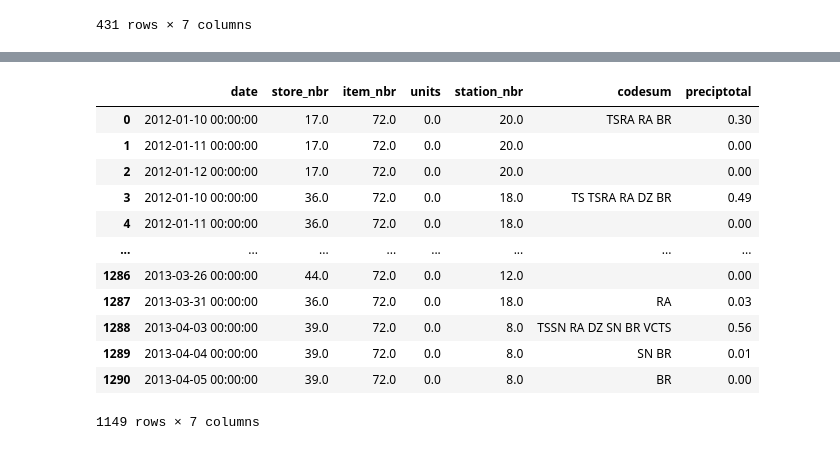
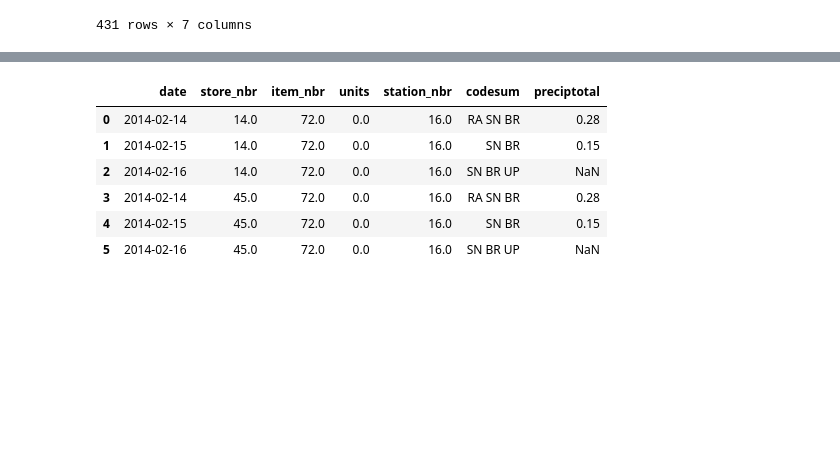
Before and after one commit to andy192001/Kaggle, a Jupyter notebook: Group_analysis.ipynb, the cells around one changed output, grey strips where cells are left out. Cells and saved outputs as stored; diff of their text form; code cells hidden in the pictures; blank space fills up the shorter version.

```diff
--- a/Group_analysis.ipynb
+++ b/Group_analysis.ipynb
@@ -79,11 +112,13 @@ dtypes: int64(1), object(1)
 memory usage: 8.0+ MB
 # %%
 #завантаження даних з файлу
-train_data=pd.read_csv('train.csv')
+train_data_full=pd.read_csv('train.csv')
 # Вирахування кількості рядків для тестового набору даних (30%)
-train_size = int(0.3 * len(train_data))
+train_size = int(0.3 * len(train_data_full))
 # Видалення останніх 30% даних з оригінального набору даних
-train_data = train_data.head(len(train_data) - train_size)
+# dataframe.head(N) - повернути N перших записів. У даному випадку перших 70%.
+# Результат використовуються як аргумент для створення класу DataFrame, тому що без цієї дії на подальших етапах виникає помилка
+train_data = pd.DataFrame(train_data_full.head(len(train_data_full) - train_size))
 train_data
 # %% [output]
 |  | date | store_nbr | item_nbr | units |
@@ -116,10 +151,8 @@ dtypes: int64(3), object(1)
 memory usage: 98.6+ MB
 # %%
 # Відокремлення останніх 30% даних у зміну test_df
-test_data=train_data.tail(train_size)
+# dataframe.tail(N) - повернути N останніх записів датафрейму
+# Результат використовуються як аргумент для створення класу DataFrame, тому що без цієї дії на подальших етапах виникає помилка
+test_data=pd.DataFrame(train_data_full.tail(train_size))
 # Завантаження даних в файл
 test_data.to_csv('test.csv', index=False)
-# %%
-#завантаження даних з файлу
-test_data=pd.read_csv('test.csv')
-test_data
@@ -485,24 +589,18 @@ for i in range(len(test_poor_weather)):
 # %%
 # видаляєм однакові дані
 train_existing_df = train_existing_df.drop_duplicates()
 
 test_existing_df = test_existing_df.drop_duplicates()
 
-train_existing_df
+test_existing_df
 # %% [output]
 |  | date | store_nbr | item_nbr | units | station_nbr | codesum | preciptotal |
-| 0 | 2012-01-10 00:00:00 | 17.0 | 72.0 | 0.0 | 20.0 | TSRA RA BR | 0.30 |
-| 1 | 2012-01-11 00:00:00 | 17.0 | 72.0 | 0.0 | 20.0 |  | 0.00 |
-| 2 | 2012-01-12 00:00:00 | 17.0 | 72.0 | 0.0 | 20.0 |  | 0.00 |
-| 3 | 2012-01-10 00:00:00 | 36.0 | 72.0 | 0.0 | 18.0 | TS TSRA RA DZ BR | 0.49 |
-| 4 | 2012-01-11 00:00:00 | 36.0 | 72.0 | 0.0 | 18.0 |  | 0.00 |
-| ... | ... | ... | ... | ... | ... | ... | ... |
-| 1286 | 2013-03-26 00:00:00 | 44.0 | 72.0 | 0.0 | 12.0 |  | 0.00 |
-| 1287 | 2013-03-31 00:00:00 | 36.0 | 72.0 | 0.0 | 18.0 | RA | 0.03 |
-| 1288 | 2013-04-03 00:00:00 | 39.0 | 72.0 | 0.0 | 8.0 | TSSN RA DZ SN BR VCTS | 0.56 |
-| 1289 | 2013-04-04 00:00:00 | 39.0 | 72.0 | 0.0 | 8.0 | SN BR | 0.01 |
-| 1290 | 2013-04-05 00:00:00 | 39.0 | 72.0 | 0.0 | 8.0 | BR | 0.00 |
+| 0 | 2014-02-14 | 14.0 | 72.0 | 0.0 | 16.0 | RA SN BR | 0.28 |
+| 1 | 2014-02-15 | 14.0 | 72.0 | 0.0 | 16.0 | SN BR | 0.15 |
+| 2 | 2014-02-16 | 14.0 | 72.0 | 0.0 | 16.0 | SN BR UP | NaN |
+| 3 | 2014-02-14 | 45.0 | 72.0 | 0.0 | 16.0 | RA SN BR | 0.28 |
+| 4 | 2014-02-15 | 45.0 | 72.0 | 0.0 | 16.0 | SN BR | 0.15 |
+| 5 | 2014-02-16 | 45.0 | 72.0 | 0.0 | 16.0 | SN BR UP | NaN |
-1149 rows × 7 columns
 # %%
 # заміна NaN значень
 train_existing_df.iloc[:, train_existing_df.columns.get_loc('preciptotal')].fillna(0.00, inplace=True)
```
Also changed, not shown: parts of 32 cells of this notebook, 2 other files.
